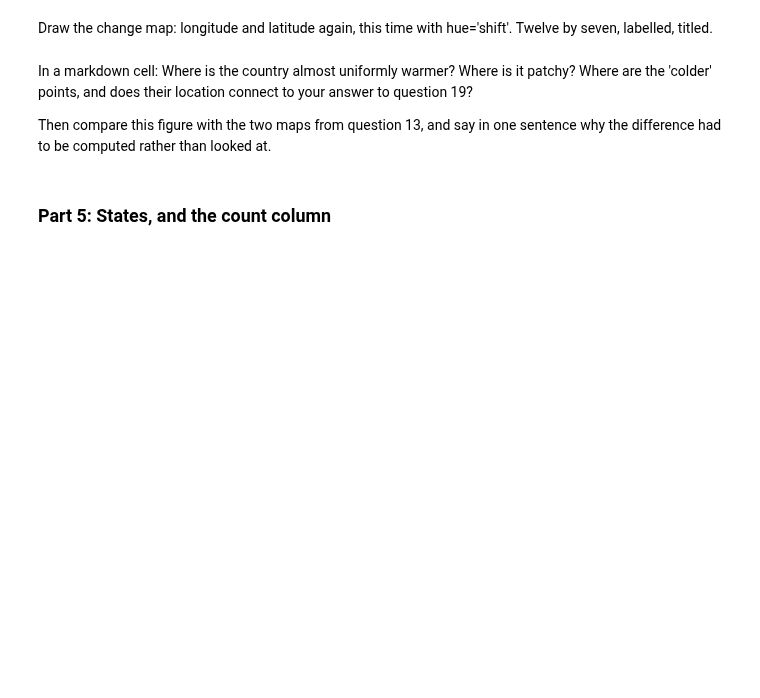
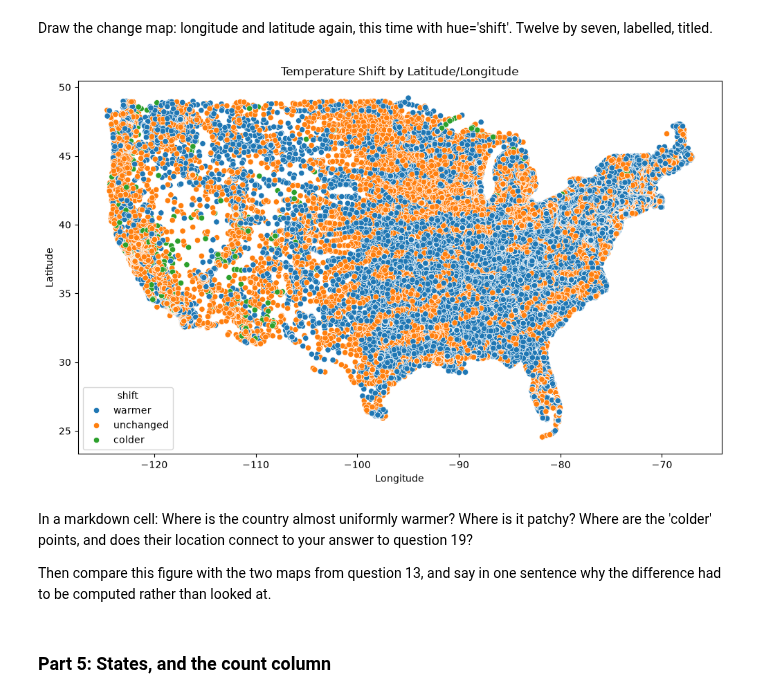
Before and after one commit to olivrwitt/eds217, a Jupyter notebook: day 7/EOD_Day7_Hardiness_Zones.ipynb, the cells around one changed output. Drawn from its saved outputs; the diff is of its cells as text; code cells hidden in the pictures; blank space fills up the shorter version.

```diff
--- a/EOD_Day7_Hardiness_Zones.ipynb
+++ b/day 7/EOD_Day7_Hardiness_Zones.ipynb
@@ -262,2 +320,10 @@ In a markdown cell: a zip code that moved by 25 or 30 °F has moved five or six
 # %% [markdown]
 temp_diff has too many values to use as a hue= and too few to be interesting as a number. Write a named function called classify_shift that takes one difference and returns 'warmer', 'colder' or 'unchanged', apply it to build a shift column, and count the three categories.
+# %%
+def classify_shift(t):
+    if t == 0:
+        return "unchanged"
+    elif t > 0:
+        return "warmer"
+    elif t < 0:
+        return "colder"
@@ -263,0 +332,3 @@ temp_diff has too many values to use as a hue= and too few to be interesting as
+# %%
+pivoted_usa['shift'] = pivoted_usa['temp_diff'].apply(classify_shift)
+pivoted_usa.head()
@@ -264,5 +342,16 @@ temp_diff has too many values to use as a hue= and too few to be interesting as
 # %% [markdown]
 Draw the change map: longitude and latitude again, this time with hue='shift'. Twelve by seven, labelled, titled.
+# %%
+plt.figure(figsize=(12, 7))
+
+sns.scatterplot(data=pivoted_usa, x='longitude', y='latitude', hue='shift')
+# same
+plt.xlabel('Longitude')
+plt.ylabel('Latitude')
+plt.title('Temperature Shift by Latitude/Longitude')
+plt.show()
+# %% [output]
+[figure, added]
 # %% [markdown]
 In a markdown cell: Where is the country almost uniformly warmer? Where is it patchy? Where are the 'colder' points, and does their location connect to your answer to question 19?
 
```
Also changed, not shown: parts of 11 cells of this notebook, 4 other files.
